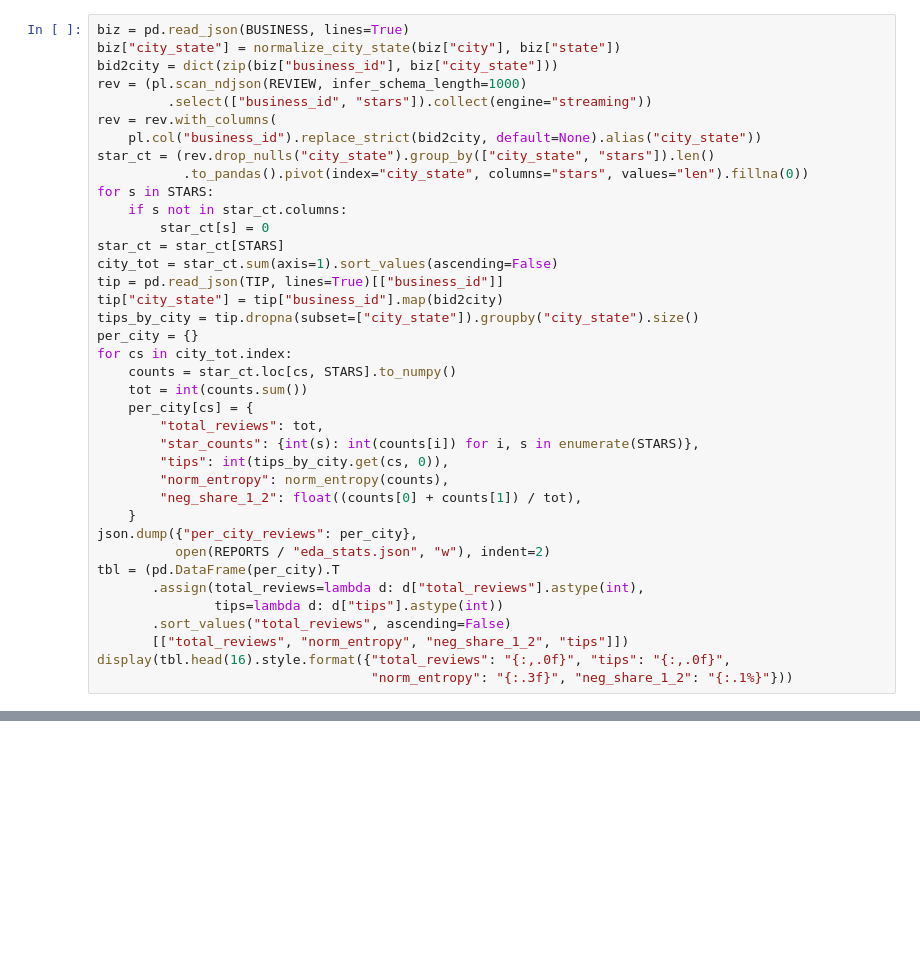
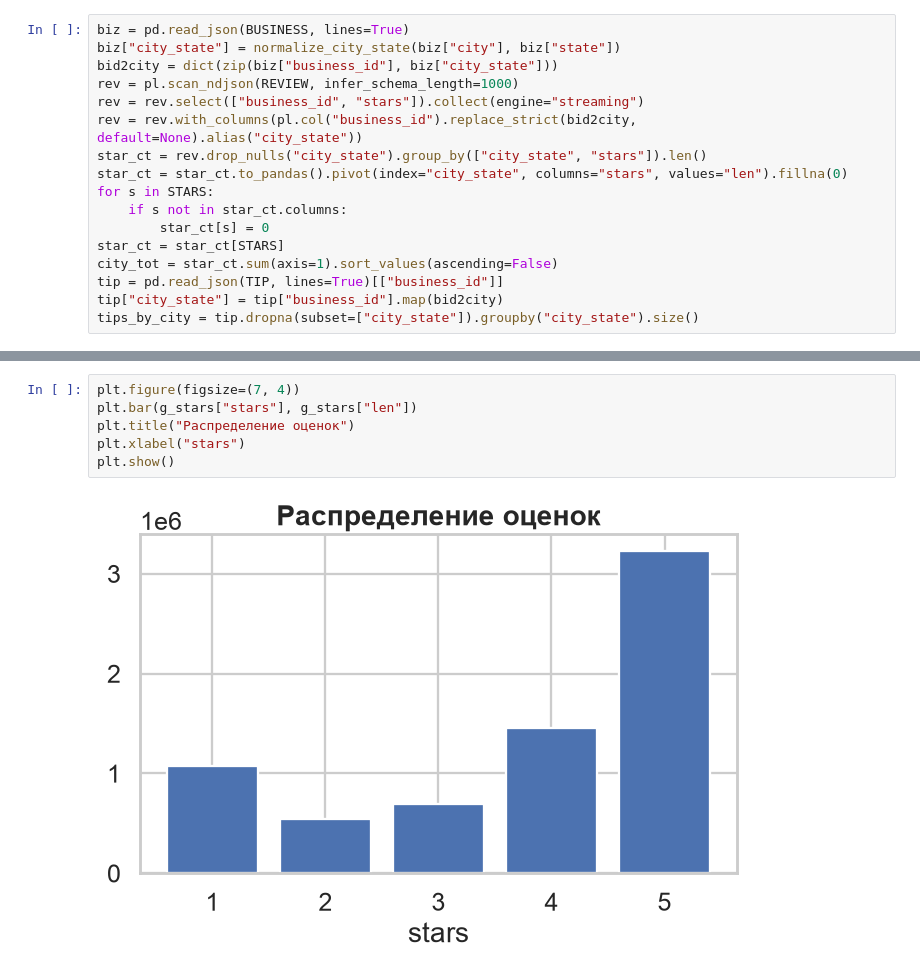
Before and after one commit to bluesteelll/gp5, a Jupyter notebook: notebooks/EDA_1.ipynb, the cells around one changed output, grey strips where cells are left out. Drawn from its saved outputs; the diff is of its cells as text; blank space fills up the shorter version.

```diff
--- a/notebooks/EDA_1.ipynb
+++ b/notebooks/EDA_1.ipynb
@@ -112,12 +108,11 @@ def norm_entropy(counts):
 biz = pd.read_json(BUSINESS, lines=True)
 biz["city_state"] = normalize_city_state(biz["city"], biz["state"])
 bid2city = dict(zip(biz["business_id"], biz["city_state"]))
-rev = (pl.scan_ndjson(REVIEW, infer_schema_length=1000)
-         .select(["business_id", "stars"]).collect(engine="streaming"))
-rev = rev.with_columns(
-    pl.col("business_id").replace_strict(bid2city, default=None).alias("city_state"))
-star_ct = (rev.drop_nulls("city_state").group_by(["city_state", "stars"]).len()
-           .to_pandas().pivot(index="city_state", columns="stars", values="len").fillna(0))
+rev = pl.scan_ndjson(REVIEW, infer_schema_length=1000)
+rev = rev.select(["business_id", "stars"]).collect(engine="streaming")
+rev = rev.with_columns(pl.col("business_id").replace_strict(bid2city, default=None).alias("city_state"))
+star_ct = rev.drop_nulls("city_state").group_by(["city_state", "stars"]).len()
+star_ct = star_ct.to_pandas().pivot(index="city_state", columns="stars", values="len").fillna(0)
 for s in STARS:
     if s not in star_ct.columns:
         star_ct[s] = 0
@@ -126,23 +121,3 @@ city_tot = star_ct.sum(axis=1).sort_values(ascending=False)
 tip = pd.read_json(TIP, lines=True)[["business_id"]]
 tip["city_state"] = tip["business_id"].map(bid2city)
 tips_by_city = tip.dropna(subset=["city_state"]).groupby("city_state").size()
-per_city = {}
-for cs in city_tot.index:
-    counts = star_ct.loc[cs, STARS].to_numpy()
-    tot = int(counts.sum())
-    per_city[cs] = {
-        "total_reviews": tot,
-        "star_counts": {int(s): int(counts[i]) for i, s in enumerate(STARS)},
-        "tips": int(tips_by_city.get(cs, 0)),
-        "norm_entropy": norm_entropy(counts),
-        "neg_share_1_2": float((counts[0] + counts[1]) / tot),
-    }
-json.dump({"per_city_reviews": per_city},
-          open(REPORTS / "eda_stats.json", "w"), indent=2)
-tbl = (pd.DataFrame(per_city).T
-       .assign(total_reviews=lambda d: d["total_reviews"].astype(int),
-               tips=lambda d: d["tips"].astype(int))
-       .sort_values("total_reviews", ascending=False)
-       [["total_reviews", "norm_entropy", "neg_share_1_2", "tips"]])
-display(tbl.head(16).style.format({"total_reviews": "{:,.0f}", "tips": "{:,.0f}",
-                                   "norm_entropy": "{:.3f}", "neg_share_1_2": "{:.1%}"}))
@@ -216,0 +193,8 @@ print(f"Глобальная средняя оценка: {(g_stars['stars']*g_s
+# %%
+plt.figure(figsize=(7, 4))
+plt.bar(g_stars["stars"], g_stars["len"])
+plt.title("Распределение оценок")
+plt.xlabel("stars")
+plt.show()
+# %% [output]
+[figure, added]
```
Also changed, not shown: parts of 24 cells of this notebook, 5 other files.
